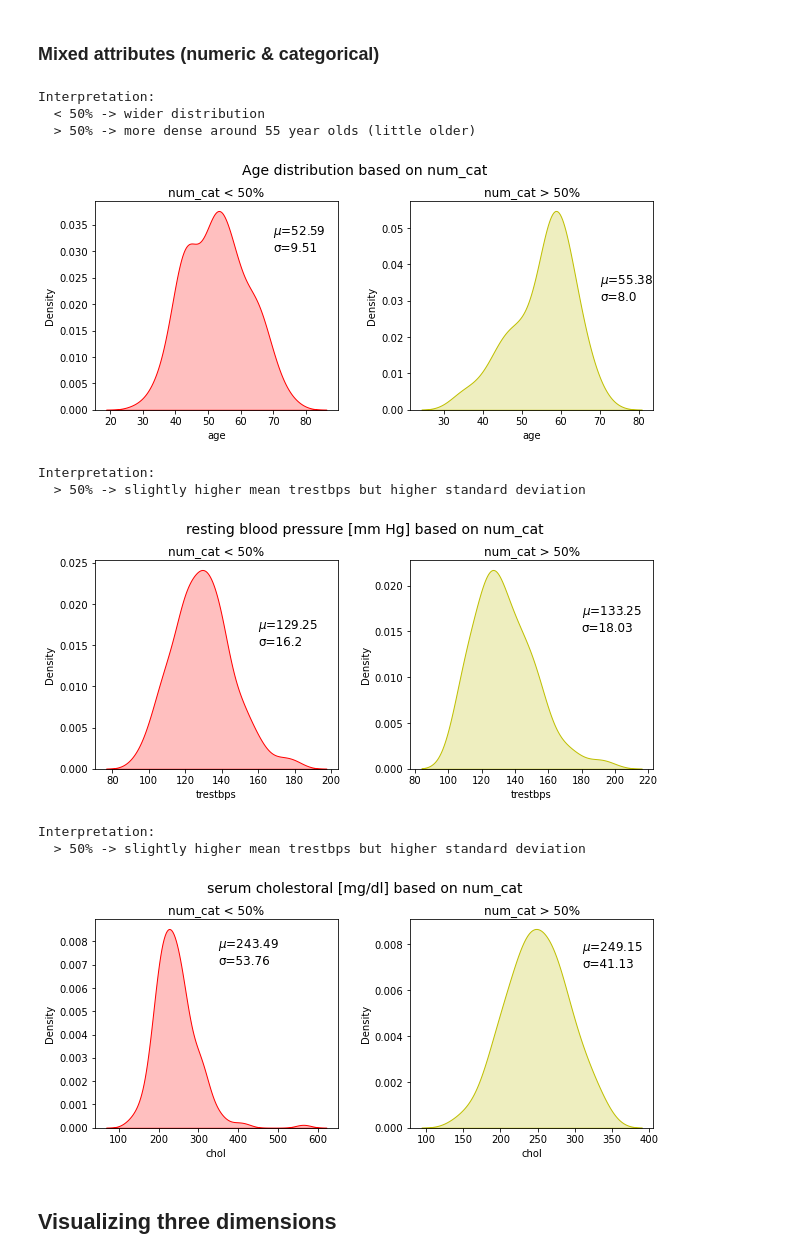
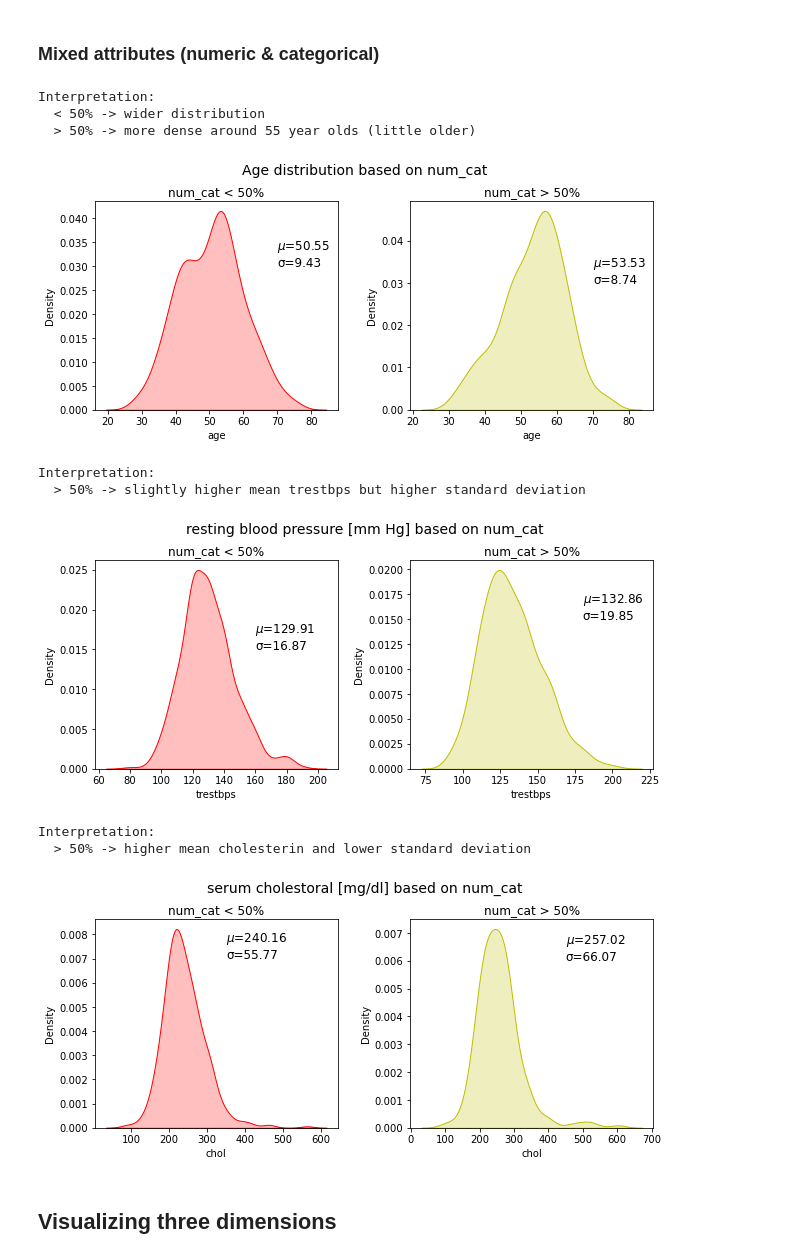
Before and after one commit to se21m024/DataScience, a Jupyter notebook: Exercise 1/se21m024_Stummer_ex1_Data_Visualization_Small.ipynb, the cells around one changed output. Cells and saved outputs as stored; diff of their text form; code cells hidden in the pictures.

Commit message:
work on small data set

```diff
--- a/Exercise 1/se21m024_Stummer_ex1_Data_Visualization_Small.ipynb
+++ b/Exercise 1/se21m024_Stummer_ex1_Data_Visualization_Small.ipynb
@@ -58,17 +58,11 @@ raw_data.head()
 # %% [markdown]
 # Show dataset features and values
 # %%
-
-#raw_data = pd.read_csv('C:\\Users\\thomas.stummer\\Documents\\Jupyter\\Exercise1\\Data Sets\\Heart Disease\\_testStuff.data', sep=',',
-#raw_data = pd.read_csv('https://archive.ics.uci.edu/ml/machine-learning-databases/heart-disease/processed.cleveland.data', sep=',',
-#names = ['age', 'sex', 'cp', 'trestbps', 'chol', 'fbs', 'restecg', 'thalach', 'exang', 'oldpeak', 'slope', 'ca', 'thal', 'num'])
-
 data=raw_data
-
 
 # pd.options.display.max_rows = 4000
 
-# Helper functions
+### Helper functions
 
 def roundElementToIntSafe(y):
     try:
@@ -141,6 +135,8 @@ data = processColumn(data=data, column='trestbps')
 
 # serum cholestoral in mg/dl
 data = processColumn(data=data, column='chol')
+# Fix chol = 0
+data['chol'] = data['chol'].apply(lambda value: value if value > 0 else None)
 
 # fasting blood sugar > 120 mg/dl
 data = processColumn(data=data, column='fbs',
@@ -376,7 +357,7 @@ print("  > 50% -> more dense around 55 year olds (little older)")
 Interpretation:
   < 50% -> wider distribution
   > 50% -> more dense around 55 year olds (little older)
-[figure, old version]
+[figure, new version]
 # %%
 fig = plt.figure(figsize = (10, 4))
 title = fig.suptitle("resting blood pressure [mm Hg] based on num_cat", fontsize=14)
@@ -405,36 +386,36 @@ print("  > 50% -> slightly higher mean trestbps but higher standard deviation")
 # %% [output]
 Interpretation:
   > 50% -> slightly higher mean trestbps but higher standard deviation
-[figure, old version]
+[figure, new version]
 # %%
 fig = plt.figure(figsize = (10, 4))
 title = fig.suptitle("serum cholestoral [mg/dl] based on num_cat", fontsize=14)
 fig.subplots_adjust(top=0.85, wspace=0.3)
 
 attribute = 'chol'
 
 subData = data[data['num'] == 0]
 ax1 = fig.add_subplot(1, 2, 1)
 ax1.set_title("num_cat < 50%")
 ax1.set_xlabel(attribute)
 ax1.set_ylabel("Density")
 ax1.text(350, 0.007, r'$\mu$='+str(round(subData[attribute].mean(),2)) + '\n\u03C3='+str(round(subData[attribute].std(),2)), fontsize=12)
 sns.kdeplot(subData[attribute], ax=ax1, shade=True, color='r')
 
 subData = data[data['num'] == 1]
 ax2 = fig.add_subplot(1, 2, 2)
 ax2.set_title("num_cat > 50%")
 ax2.set_xlabel(attribute)
 ax2.set_ylabel("Density")
-ax2.text(310, 0.007, r'$\mu$='+str(round(subData[attribute].mean(),2)) + '\n\u03C3='+str(round(subData[attribute].std(),2)), fontsize=12)
+ax2.text(450, 0.006, r'$\mu$='+str(round(subData[attribute].mean(),2)) + '\n\u03C3='+str(round(subData[attribute].std(),2)), fontsize=12)
 sns.kdeplot(subData[attribute], ax=ax2, shade=True, color='y')
 
 print("Interpretation:")
-print("  > 50% -> higher mean cholesterin and lower standard deviation")
+print("  > 50% -> higher mean cholesterin but higher standard deviation")
 # %% [output]
 Interpretation:
-  > 50% -> slightly higher mean trestbps but higher standard deviation
+  > 50% -> higher mean cholesterin and lower standard deviation
-[figure, old version]
+[figure, new version]
 # %% [markdown]
 ## Visualizing three dimensions
 # %%
```
Also changed, not shown: parts of 10 cells of this notebook.
